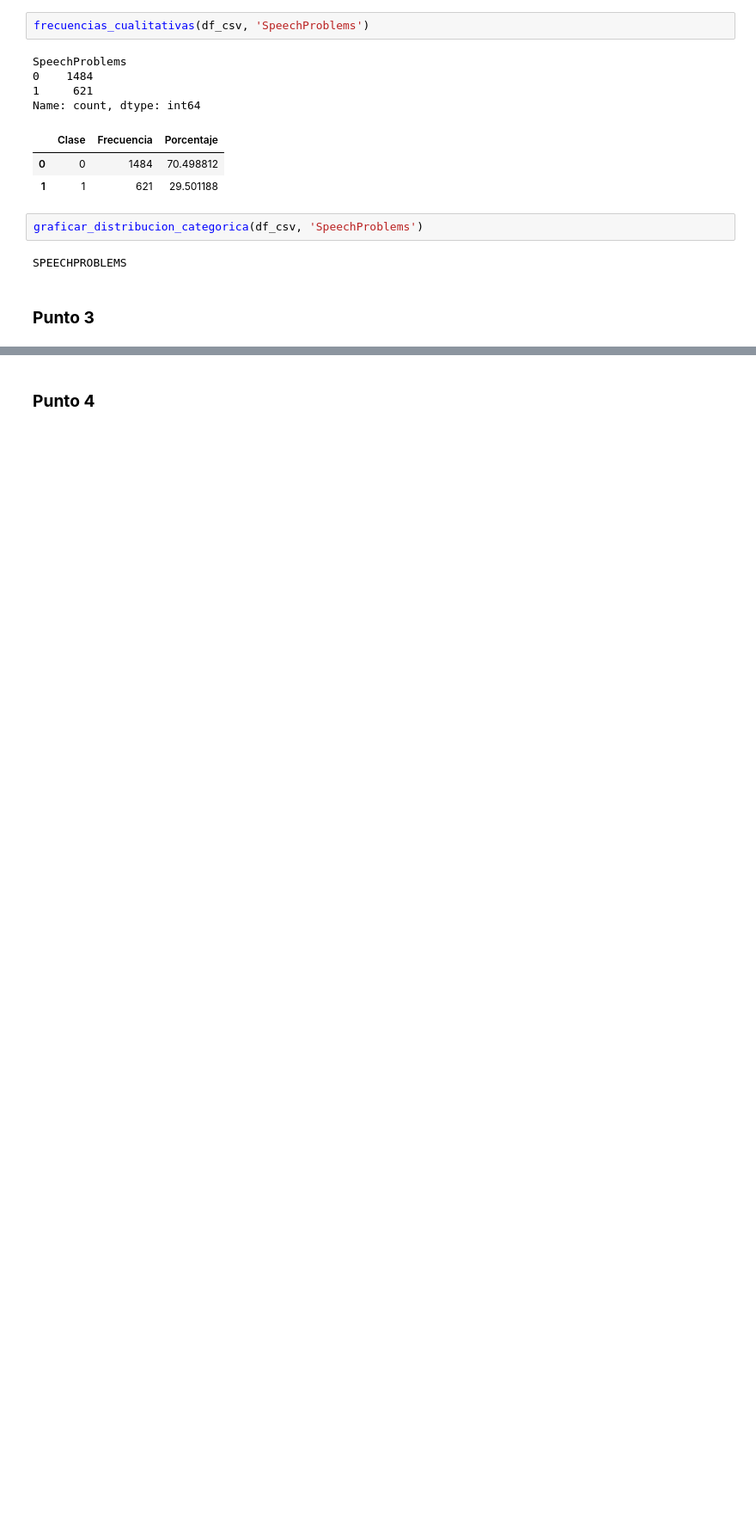
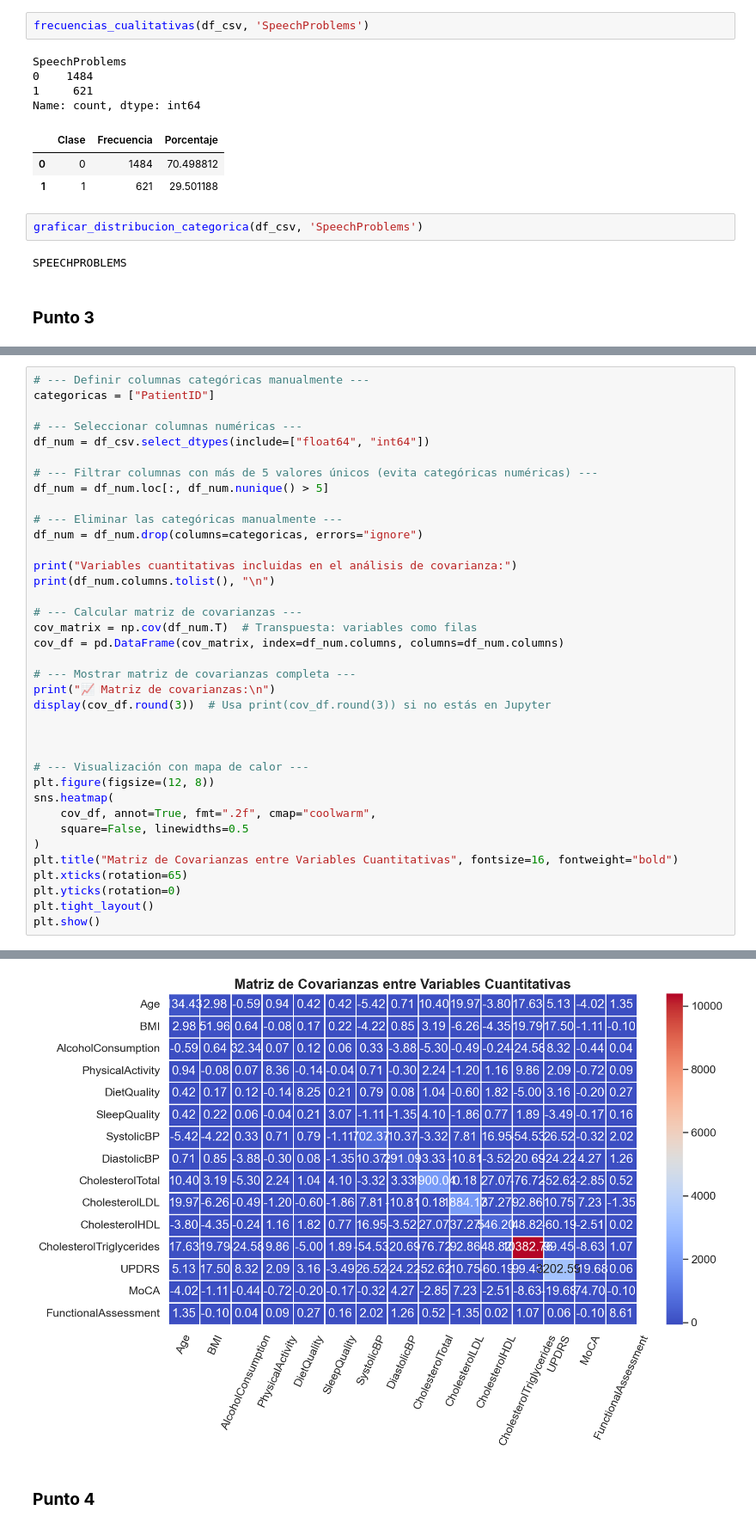
Before and after one commit to Lmarvq/Proyecto-1, a Jupyter notebook: Proyecto_1.ipynb, the cells around one changed output, grey strips where cells are left out. Shown at 86% size. Saved outputs shown, nothing was run; the diff lists cells and outputs as text; blank space fills up the shorter version.

```diff
--- a/Proyecto_1.ipynb
+++ b/Proyecto_1.ipynb
@@ -947,0 +948,38 @@ plt.show()
+# %%
+# --- Definir columnas categóricas manualmente ---
+categoricas = ["PatientID"]
+
+# --- Seleccionar columnas numéricas ---
+df_num = df_csv.select_dtypes(include=["float64", "int64"])
+
+# --- Filtrar columnas con más de 5 valores únicos (evita categóricas numéricas) ---
+df_num = df_num.loc[:, df_num.nunique() > 5]
+
+# --- Eliminar las categóricas manualmente ---
+df_num = df_num.drop(columns=categoricas, errors="ignore")
+
+print("Variables cuantitativas incluidas en el análisis de covarianza:")
+print(df_num.columns.tolist(), "\n")
+
+# --- Calcular matriz de covarianzas ---
+cov_matrix = np.cov(df_num.T)  # Transpuesta: variables como filas
+cov_df = pd.DataFrame(cov_matrix, index=df_num.columns, columns=df_num.columns)
+
+# --- Mostrar matriz de covarianzas completa ---
+print("📈 Matriz de covarianzas:\n")
+display(cov_df.round(3))  # Usa print(cov_df.round(3)) si no estás en Jupyter
+
+
+
+# --- Visualización con mapa de calor ---
+plt.figure(figsize=(12, 8))
+sns.heatmap(
+    cov_df, annot=True, fmt=".2f", cmap="coolwarm",
+    square=False, linewidths=0.5
+)
+plt.title("Matriz de Covarianzas entre Variables Cuantitativas", fontsize=16, fontweight="bold")
+plt.xticks(rotation=65)
+plt.yticks(rotation=0)
+plt.tight_layout()
+plt.show()
+# %% [output]
@@ -948,2 +1006,3 @@ plt.show()
+[figure, added]
 # %% [markdown]
 ### **<span>Punto 4</span>**
```
Also changed, not shown: parts of 8 cells of this notebook.
